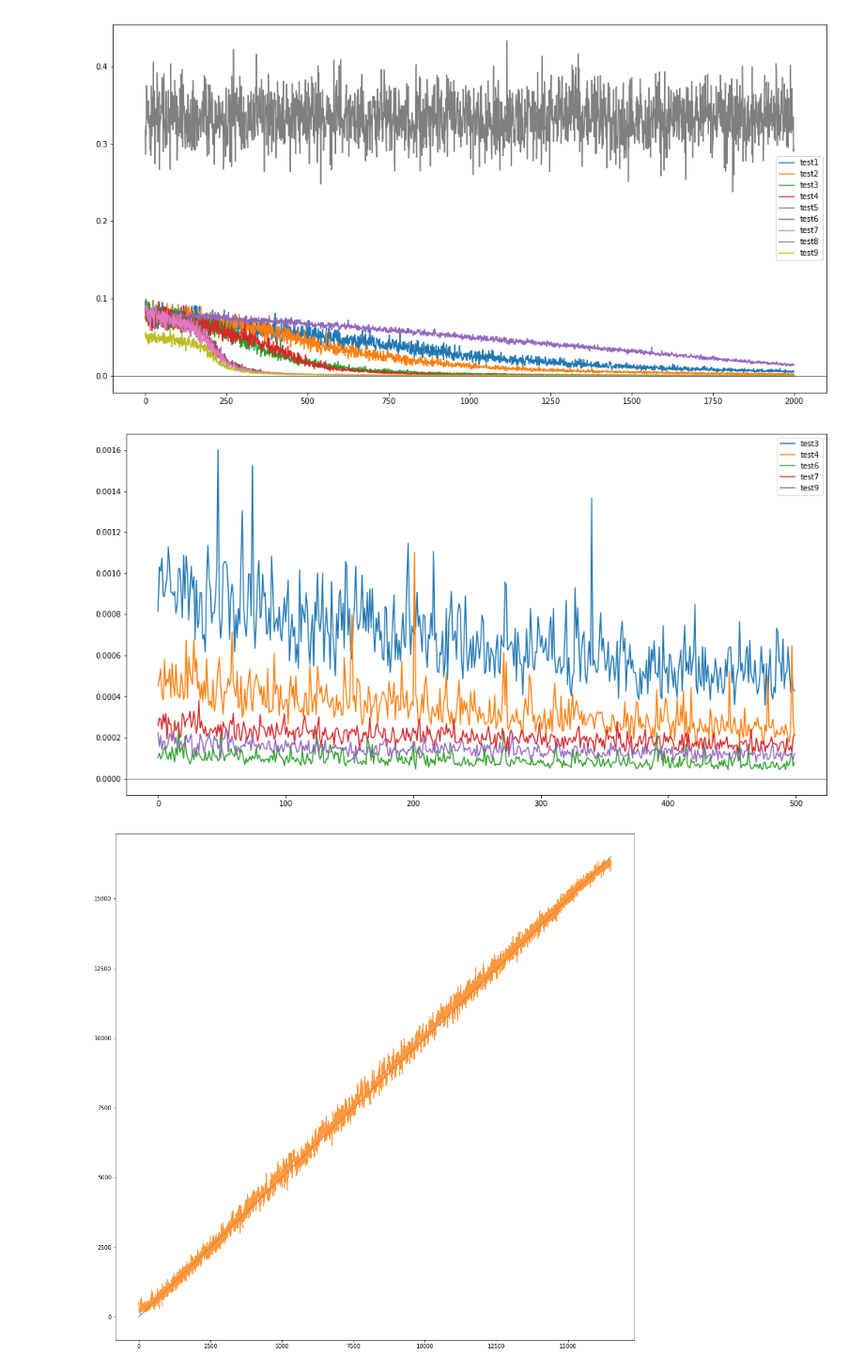
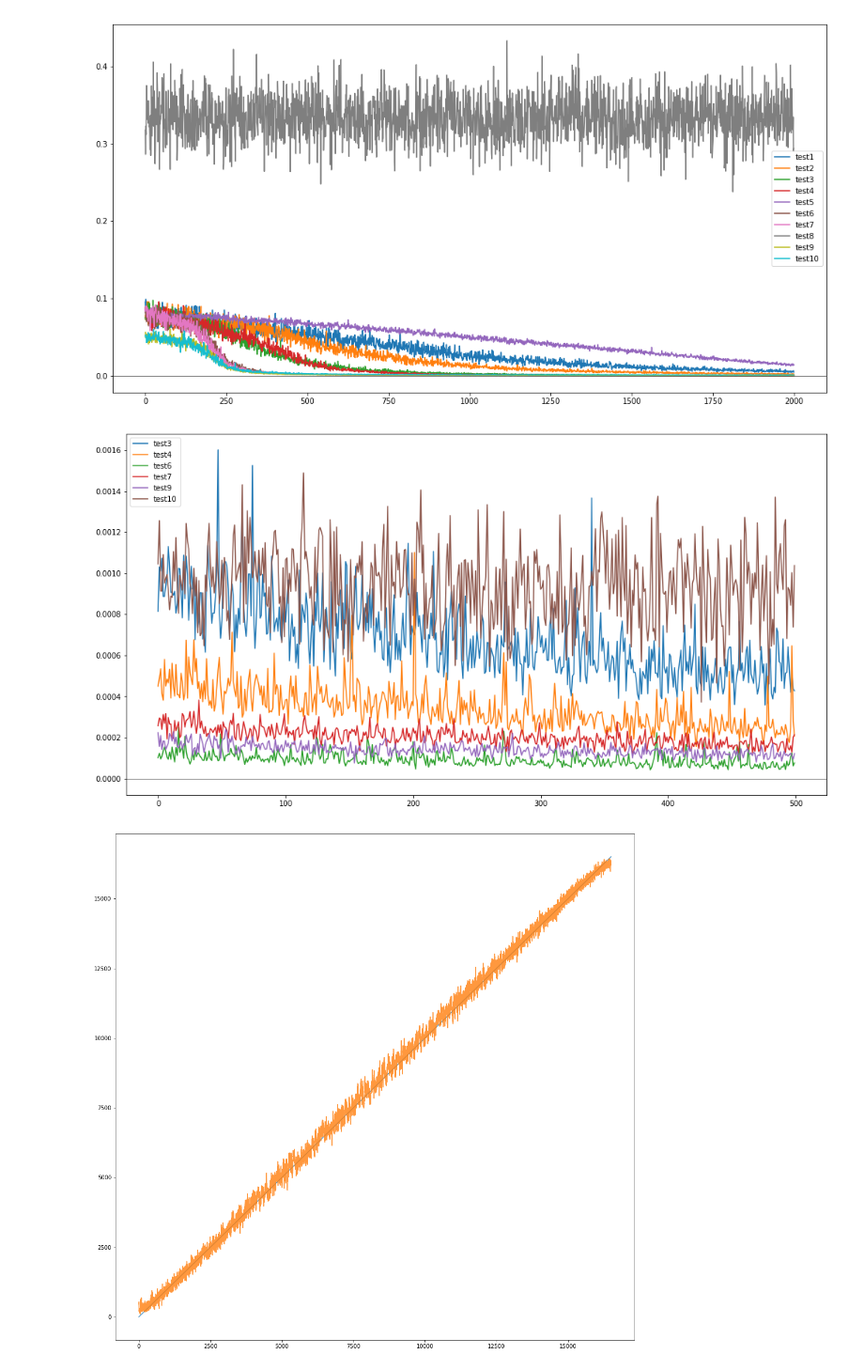
Before and after one commit to WooYoung94/DNA-alignment, a Jupyter notebook: DNA-alignment experiments.ipynb, the cells around one changed output. Shown at 94% size. Saved outputs shown, nothing was run; the diff lists cells and outputs as text; code cells hidden in the pictures.

```diff
--- a/DNA-alignment experiments.ipynb
+++ b/DNA-alignment experiments.ipynb
@@ -31,32 +33,34 @@ ax.plot(gru5, label = 'test5') # gru : 4 -> 256, fc : 256 -> 64 -> 1, batch : 10
 ax.plot(gru6, label = 'test6') # gru : 4 -> 256, fc : 256 -> 64 -> 1, batch : 1024, layer : 2
 ax.plot(gru7, label = 'test7') # gru : 4 -> 256, fc : 256 -> 64 -> 1, batch : 1024, layer : 2, dropout : 0.1
 ax.plot(gru8, label = 'test8') # gru7 에서 sigmoid 대신 clamp 함, 학습 실패
-ax.plot(gru9, label = 'test9') # gru7 에서 sigmoid * 0.8 + 1 을 idx 로 사용
+ax.plot(gru9, label = 'test9') # gru7 에서 sigmoid * 0.8 + 0.1 을 idx 로 사용
+ax.plot(gru10, label = 'test10') # gru7 에서 sigmoid * 0.6 + 0.2 을 idx 로 사용
 plt.axhline(y = 0.0, c = 'k', linewidth=0.5)
 ax.plot()
 plt.legend()
 plt.savefig('./fig.png')
 plt.show()
 # %% [output]
-[figure, old version]
+[figure, new version]
 # %%
 fig, ax = plt.subplots(1, 1, figsize = (17, 9))
 
 #ax.plot(gru1[1500:], label = 'test1') # gru : 4 -> 128, fc : 128 -> 1
 #ax.plot(gru2[1500:], label = 'test2') # gru : 4 -> 128, fc : 128 -> 64 -> 1 (실수로 fc 에 non-linear 없이 함)
 ax.plot(gru3[1500:], label = 'test3') # gru : 4 -> 256, fc : 256 -> 64 -> 1 (실수로 fc 에 non-linear 없이 함)
 ax.plot(gru4[1500:], label = 'test4') # gru : 4 -> 256, fc : 256 -> 64 -> 1 (fc 사이에 relu)
 #ax.plot(gru5[1500:], label = 'test5') # gru : 4 -> 256, fc : 256 -> 64 -> 1, batch : 1024 -> 5120 (이 세팅의 lstm 은 학습이 매우 느림)
 #gru5 세팅은 epcoh 늘려서 다시 시도할 필요 있음
 ax.plot(gru6[1500:], label = 'test6') # gru : 4 -> 256, fc : 256 -> 64 -> 1, batch : 1024, layer : 2
 ax.plot(gru7[1500:], label = 'test7') # gru : 4 -> 256, fc : 256 -> 64 -> 1, batch : 1024, layer : 2, dropout : 0.1
 #ax.plot(gru8[1500:], label = 'test8') # gru7 에서 sigmoid 대신 clamp 함, 학습 실패
 ax.plot(gru9[1500:], label = 'test9') # gru7 에서 sigmoid * 0.8 + 1 을 idx 로 사용
+ax.plot(gru10[1500:], label = 'test10') # gru7 에서 sigmoid * 0.6 + 0.2 을 idx 로 사용
 plt.axhline(y = 0.0, c = 'k', linewidth=0.5)
 ax.plot()
 plt.legend()
 plt.savefig('./fig.png')
 plt.show()
 # %% [output]
-[figure, old version]
+[figure, new version]
 # %%
```
Also changed, not shown: parts of 4 cells of this notebook, 1 other file.
